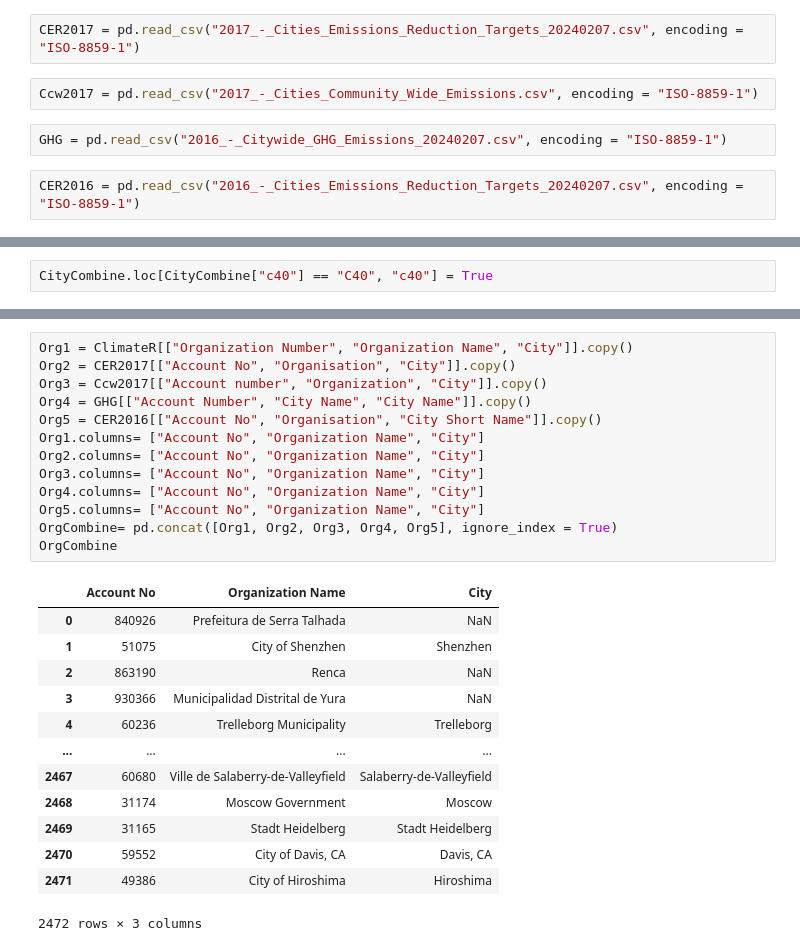
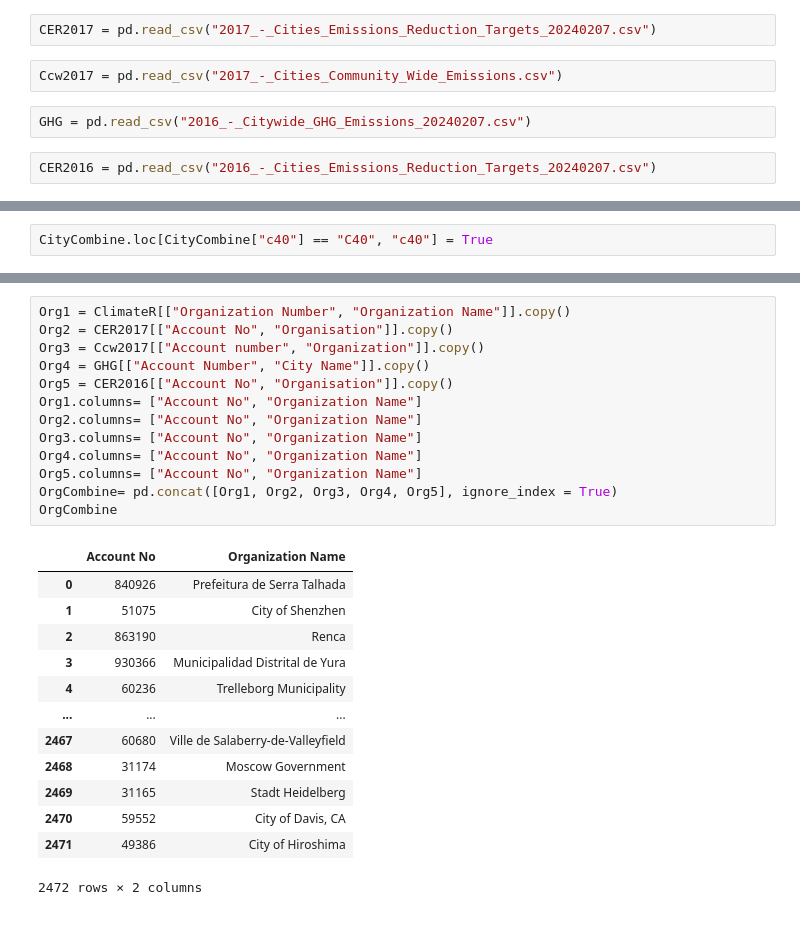
Before and after one commit to noInPutsv2/OLA3_DB, a Jupyter notebook: Assigmet1.ipynb, the cells around one changed output, grey strips where cells are left out. Saved outputs shown, nothing was run; the diff lists cells and outputs as text.

```diff
--- a/Assigmet1.ipynb
+++ b/Assigmet1.ipynb
@@ -85,13 +74,13 @@ Orgnisation
 |  | organisationName | CityID |
 | accountNumber |  |  |
 # %%
-CER2017 = pd.read_csv("2017_-_Cities_Emissions_Reduction_Targets_20240207.csv", encoding = "ISO-8859-1")
+CER2017 = pd.read_csv("2017_-_Cities_Emissions_Reduction_Targets_20240207.csv")
 # %%
-Ccw2017 = pd.read_csv("2017_-_Cities_Community_Wide_Emissions.csv", encoding = "ISO-8859-1")
+Ccw2017 = pd.read_csv("2017_-_Cities_Community_Wide_Emissions.csv")
 # %%
-GHG = pd.read_csv("2016_-_Citywide_GHG_Emissions_20240207.csv", encoding = "ISO-8859-1")
+GHG = pd.read_csv("2016_-_Citywide_GHG_Emissions_20240207.csv")
 # %%
-CER2016 = pd.read_csv("2016_-_Cities_Emissions_Reduction_Targets_20240207.csv", encoding = "ISO-8859-1")
+CER2016 = pd.read_csv("2016_-_Cities_Emissions_Reduction_Targets_20240207.csv")
 # %%
 CER2017.head()
 # %% [output]
@@ -273,27 +262,27 @@ CER2016.head()
 # %%
-Org1 = ClimateR[["Organization Number", "Organization Name", "City"]].copy()
-Org2 = CER2017[["Account No", "Organisation", "City"]].copy()
-Org3 = Ccw2017[["Account number", "Organization", "City"]].copy()
-Org4 = GHG[["Account Number", "City Name", "City Name"]].copy()
-Org5 = CER2016[["Account No", "Organisation", "City Short Name"]].copy()
-Org1.columns= ["Account No", "Organization Name", "City"]
-Org2.columns= ["Account No", "Organization Name", "City"]
-Org3.columns= ["Account No", "Organization Name", "City"]
-Org4.columns= ["Account No", "Organization Name", "City"]
-Org5.columns= ["Account No", "Organization Name", "City"]
+Org1 = ClimateR[["Organization Number", "Organization Name"]].copy()
+Org2 = CER2017[["Account No", "Organisation"]].copy()
+Org3 = Ccw2017[["Account number", "Organization"]].copy()
+Org4 = GHG[["Account Number", "City Name"]].copy()
+Org5 = CER2016[["Account No", "Organisation"]].copy()
+Org1.columns= ["Account No", "Organization Name"]
+Org2.columns= ["Account No", "Organization Name"]
+Org3.columns= ["Account No", "Organization Name"]
+Org4.columns= ["Account No", "Organization Name"]
+Org5.columns= ["Account No", "Organization Name"]
 OrgCombine= pd.concat([Org1, Org2, Org3, Org4, Org5], ignore_index = True)
 OrgCombine
 # %% [output]
-|  | Account No | Organization Name | City |
-| 0 | 840926 | Prefeitura de Serra Talhada | NaN |
-| 1 | 51075 | City of Shenzhen | Shenzhen |
-| 2 | 863190 | Renca | NaN |
-| 3 | 930366 | Municipalidad Distrital de Yura | NaN |
-| 4 | 60236 | Trelleborg Municipality | Trelleborg |
-| ... | ... | ... | ... |
-| 2467 | 60680 | Ville de Salaberry-de-Valleyfield | Salaberry-de-Valleyfield |
-| 2468 | 31174 | Moscow Government | Moscow |
-| 2469 | 31165 | Stadt Heidelberg | Stadt Heidelberg |
-| 2470 | 59552 | City of Davis, CA | Davis, CA |
-| 2471 | 49386 | City of Hiroshima | Hiroshima |
+|  | Account No | Organization Name |
+| 0 | 840926 | Prefeitura de Serra Talhada |
+| 1 | 51075 | City of Shenzhen |
+| 2 | 863190 | Renca |
+| 3 | 930366 | Municipalidad Distrital de Yura |
+| 4 | 60236 | Trelleborg Municipality |
+| ... | ... | ... |
+| 2467 | 60680 | Ville de Salaberry-de-Valleyfield |
+| 2468 | 31174 | Moscow Government |
+| 2469 | 31165 | Stadt Heidelberg |
+| 2470 | 59552 | City of Davis, CA |
+| 2471 | 49386 | City of Hiroshima |
-2472 rows × 3 columns
+2472 rows × 2 columns
```
Also changed, not shown: parts of 36 cells of this notebook.
